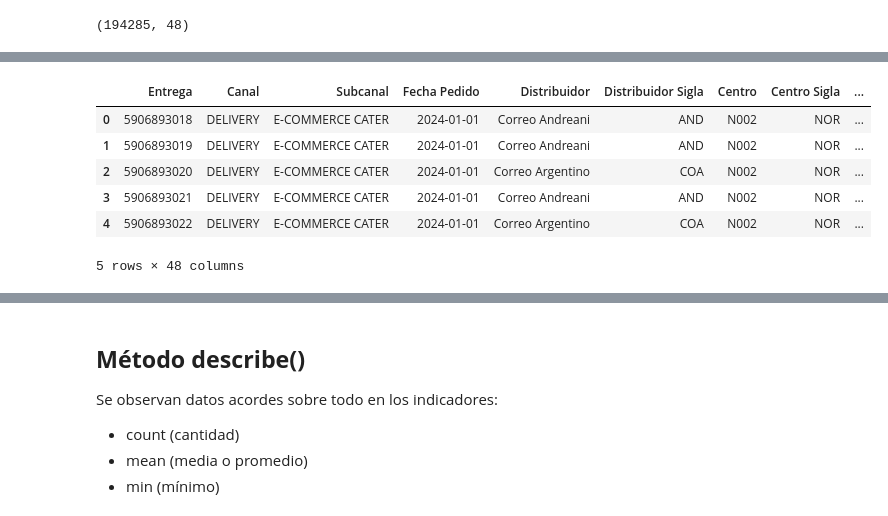
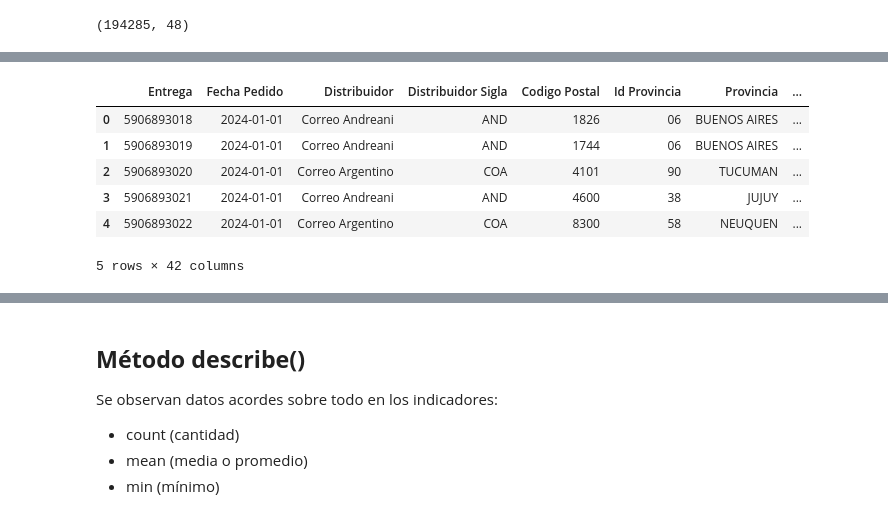
Before and after one commit to Leonardo-rodcas/Proyecto-DS-61190-E-Commerce, a Jupyter notebook: ProyectoDS_Rodriguez_Castillo_Leonardo.ipynb, the cells around one changed output, grey strips where cells are left out. Cells and saved outputs as stored; diff of their text form; code cells hidden in the pictures.

```diff
--- a/ProyectoDS_Rodriguez_Castillo_Leonardo.ipynb
+++ b/ProyectoDS_Rodriguez_Castillo_Leonardo.ipynb
@@ -224,0 +284,4 @@ df_prov.head(5)
+# %%
+#Borramos registros NaN en todo lo referente a los datos geográficos del Dataframe principal
+df = df.dropna(subset=['Provincia Sigla'])
+df
@@ -224,0 +326,19 @@ df_prov.head(5)
+# %%
+#Cambiamos nombres de las columnas que necesiten ser más claras en lo descriptivo
+df = df.rename(columns={'Hora': 'Hora Pedido'})
+# %%
+#Creamos el campo "Hora Visita" en formato de 2 dígitos (los 2 de la izquierda del campo "Visita 1 Hora")
+df['Hora Visita'] = df['Visita 1 Hora'].str.slice(0, 2)
+
+#Cambiamos a Nan los valores Numeral ("#") del campo "Hora Visita"
+df.loc[df['Hora Visita'] == '#', 'Hora Visita'] = np.nan
+
+#Cambiamos el tipo de datos de esta nueva columna a "Int64"
+df['Hora Visita'] = df['Hora Visita'].astype('Int64')
+
+#Validamos que haya quedado correcto el cambio
+df[['Entrega','Hora Visita']]
+# %%
+#Borramos las columnas que no aportan valor al Dataframe
+df = df.drop(['Canal', 'Subcanal', 'Centro', 'Centro Sigla', 'Centro Tipo', 'Puesto de Expedicion', 'Visita 1 Transporte', 'Días contrato primera visita'], axis=1)
+df = df.drop(['Cantidad Tarjetas SIMs', 'Cantidad Accesorios IOT', 'nombre', 'nombre_completo', 'fuente', 'iso_id', 'iso_nombre'], axis=1)
@@ -225,15 +371,14 @@ df_prov.head(5)
 # %%
-#Mostramos el Principio del Dataset Principal
-df = df_concat
+#Mostramos el Comienzo del Dataset Principal
 df.head(5)
 # %% [output]
-|  | Entrega | Canal | Subcanal | Fecha Pedido | Distribuidor | Distribuidor Sigla | Centro | Centro Sigla | ... |
-| 0 | 5906893018 | DELIVERY | E-COMMERCE CATER | 2024-01-01 | Correo Andreani | AND | N002 | NOR | ... |
-| 1 | 5906893019 | DELIVERY | E-COMMERCE CATER | 2024-01-01 | Correo Andreani | AND | N002 | NOR | ... |
-| 2 | 5906893020 | DELIVERY | E-COMMERCE CATER | 2024-01-01 | Correo Argentino | COA | N002 | NOR | ... |
-| 3 | 5906893021 | DELIVERY | E-COMMERCE CATER | 2024-01-01 | Correo Andreani | AND | N002 | NOR | ... |
-| 4 | 5906893022 | DELIVERY | E-COMMERCE CATER | 2024-01-01 | Correo Argentino | COA | N002 | NOR | ... |
+|  | Entrega | Fecha Pedido | Distribuidor | Distribuidor Sigla | Codigo Postal | Id Provincia | Provincia | ... |
+| 0 | 5906893018 | 2024-01-01 | Correo Andreani | AND | 1826 | 06 | BUENOS AIRES | ... |
+| 1 | 5906893019 | 2024-01-01 | Correo Andreani | AND | 1744 | 06 | BUENOS AIRES | ... |
+| 2 | 5906893020 | 2024-01-01 | Correo Argentino | COA | 4101 | 90 | TUCUMAN | ... |
+| 3 | 5906893021 | 2024-01-01 | Correo Andreani | AND | 4600 | 38 | JUJUY | ... |
+| 4 | 5906893022 | 2024-01-01 | Correo Argentino | COA | 8300 | 58 | NEUQUEN | ... |
-5 rows × 48 columns
+5 rows × 42 columns
 # %%
 #Mostramos el Final del Dataset Principal
 df.tail(5)
```
Also changed, not shown: parts of 18 cells of this notebook.
